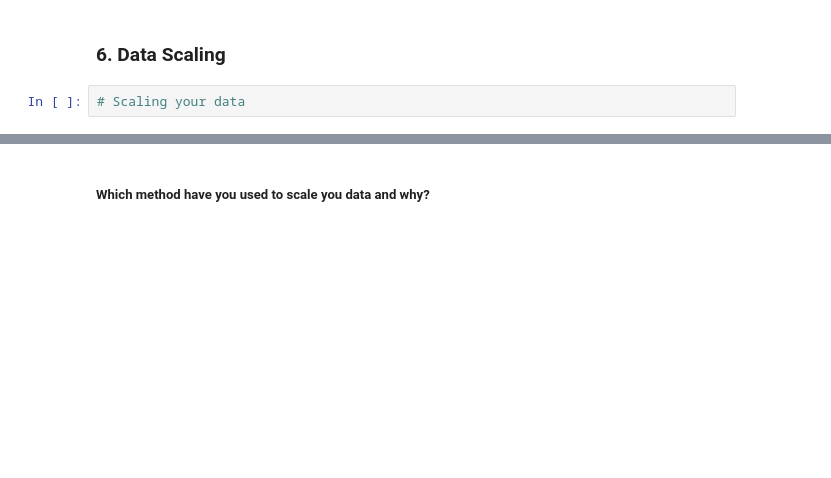
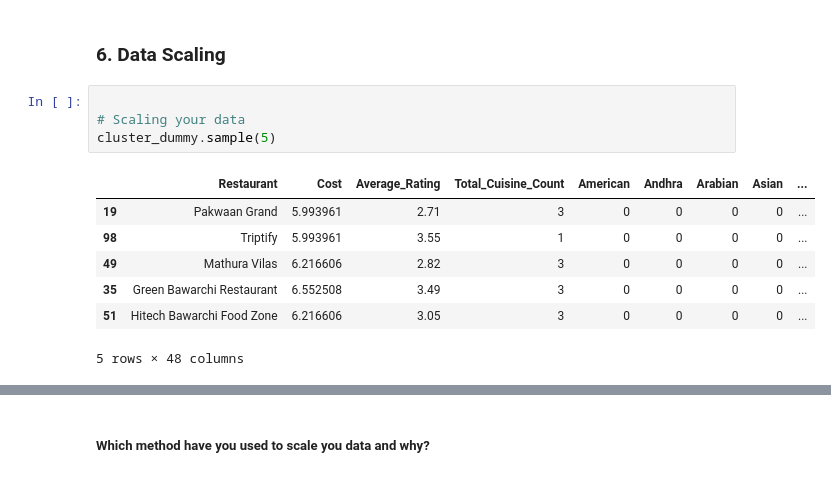
Before and after one commit to Aman811630/ML-Project--Zomato-Restaurant-Clustering-And-Sentiment-Analysis, a Jupyter notebook: Aman_Singh_Unsupervised_ML_project_Zomato_Restaurant_Clustering_And_Sentiment_Analysis_.ipynb, the cells around one changed output, grey strips where cells are left out. Cells and saved outputs as stored; diff of their text form; blank space fills up the shorter version.

```diff
--- a/Aman_Singh_Unsupervised_ML_project_Zomato_Restaurant_Clustering_And_Sentiment_Analysis_.ipynb
+++ b/Aman_Singh_Unsupervised_ML_project_Zomato_Restaurant_Clustering_And_Sentiment_Analysis_.ipynb
@@ -1899,4 +2265,14 @@ Answer Here.
 # %% [markdown]
 ### 6. Data Scaling
 # %%
+
 # Scaling your data
+cluster_dummy.sample(5)
+# %% [output]
+|  | Restaurant | Cost | Average_Rating | Total_Cuisine_Count | American | Andhra | Arabian | Asian | ... |
+| 19 | Pakwaan Grand | 5.993961 | 2.71 | 3 | 0 | 0 | 0 | 0 | ... |
+| 98 | Triptify | 5.993961 | 3.55 | 1 | 0 | 0 | 0 | 0 | ... |
+| 49 | Mathura Vilas | 6.216606 | 2.82 | 3 | 0 | 0 | 0 | 0 | ... |
+| 35 | Green Bawarchi Restaurant | 6.552508 | 3.49 | 3 | 0 | 0 | 0 | 0 | ... |
+| 51 | Hitech Bawarchi Food Zone | 6.216606 | 3.05 | 3 | 0 | 0 | 0 | 0 | ... |
+5 rows × 48 columns
```
Also changed, not shown: parts of 114 cells of this notebook.
